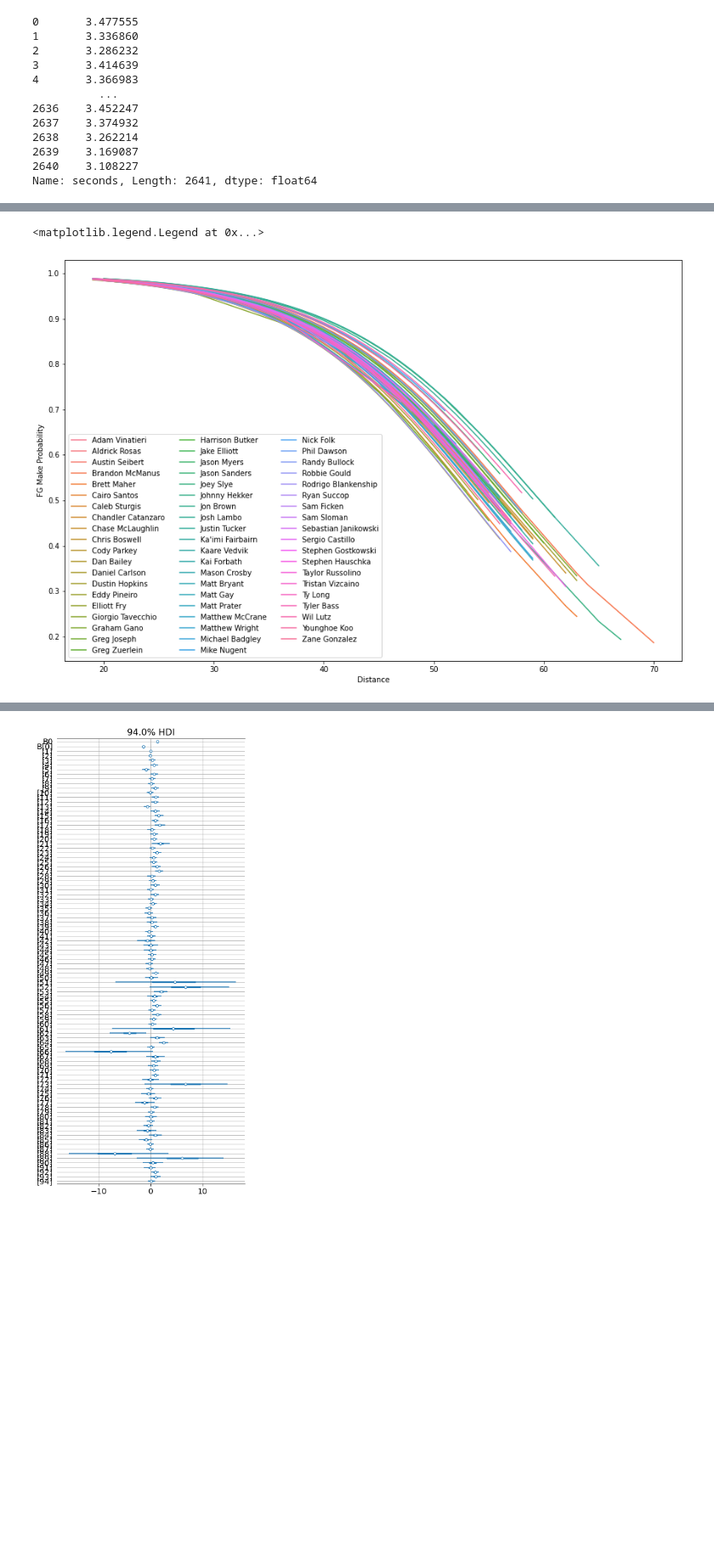
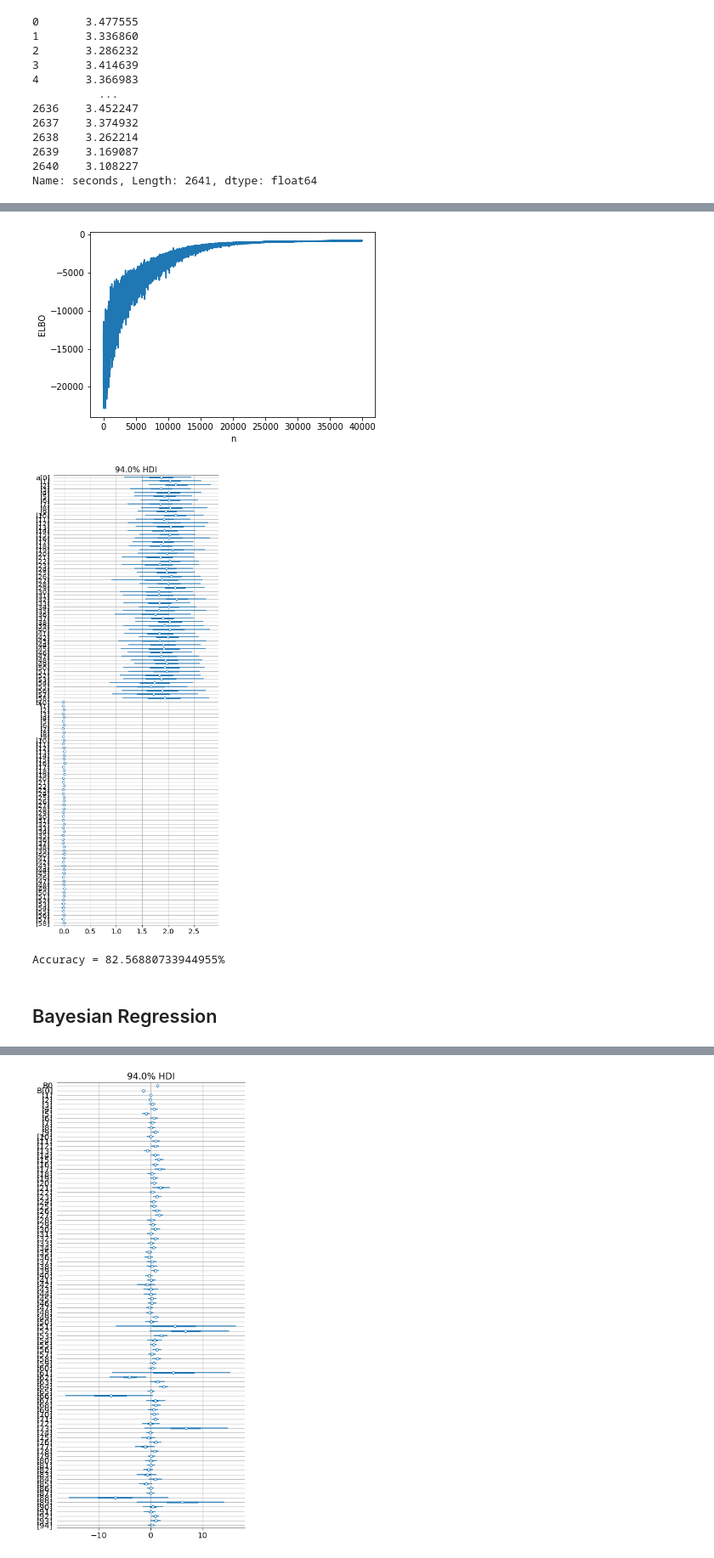
Before and after one commit to jpeele49/NFL-FG, a Jupyter notebook: Project.ipynb, the cells around one changed output, grey strips where cells are left out. Shown at 85% size. Saved outputs shown, nothing was run; the diff lists cells and outputs as text; code cells hidden in the pictures; blank space fills up the shorter version.

```diff
--- a/Project.ipynb
+++ b/Project.ipynb
@@ -146,12 +162,20 @@ The rhat statistic is larger than 1.4 for some parameters. The sampler did not c
 The estimated number of effective samples is smaller than 200 for some parameters.
 # %%
-plt.figure(figsize = (15, 10))
-sns.lineplot(x = nfl['distance'], y = hierarchical_trace.theta.mean(axis=0),
-               hue = nfl['displayName'])
-plt.plot();
-plt.xlabel('Distance')
-plt.ylabel('FG Make Probability')
-plt.legend(ncol = 3)
+# plt.figure(figsize = (15, 10))
+# sns.lineplot(x = nfl['distance'], y = hierarchical_trace.theta.mean(axis=0),
+#                hue = nfl['displayName'])
+# plt.plot();
+# plt.xlabel('Distance')
+# plt.ylabel('FG Make Probability')
+# plt.legend(ncol = 3)
-# %% [output]
-<matplotlib.legend.Legend at 0x...>
-[figure, removed]
+# %%
+with hierarchical_model:
+    approx = pm.fit(40000, method = 'advi', random_seed = 100)
+    sample_advi_hi = approx.sample(1000)
+
+advi_elbo = pd.DataFrame(
+    {'ELBO': -approx.hist,
+     'n': np.arange(approx.hist.shape[0])})
+
+_ = sns.lineplot(y='ELBO', x='n', data=advi_elbo)
+# %% [output]
@@ -157,0 +184,7 @@ plt.legend(ncol = 3)
+[figure, added]
+# %%
+with hierarchical_model:
+    pm.plots.plot_forest(sample_advi_hi, var_names=['a', 'b'])
+    plt.grid()
+# %% [output]
+[figure, added]
@@ -158,3 +198,9 @@ plt.legend(ncol = 3)
+# %%
+print('Accuracy = {}%'.format((y_test == yhat).mean() * 100))
+# %% [output]
+Accuracy = 82.56880733944955%
+# %% [markdown]
+## Bayesian Regression
 # %%
 with pm.Model() as model:
 
```
Also changed, not shown: parts of 31 cells of this notebook.
